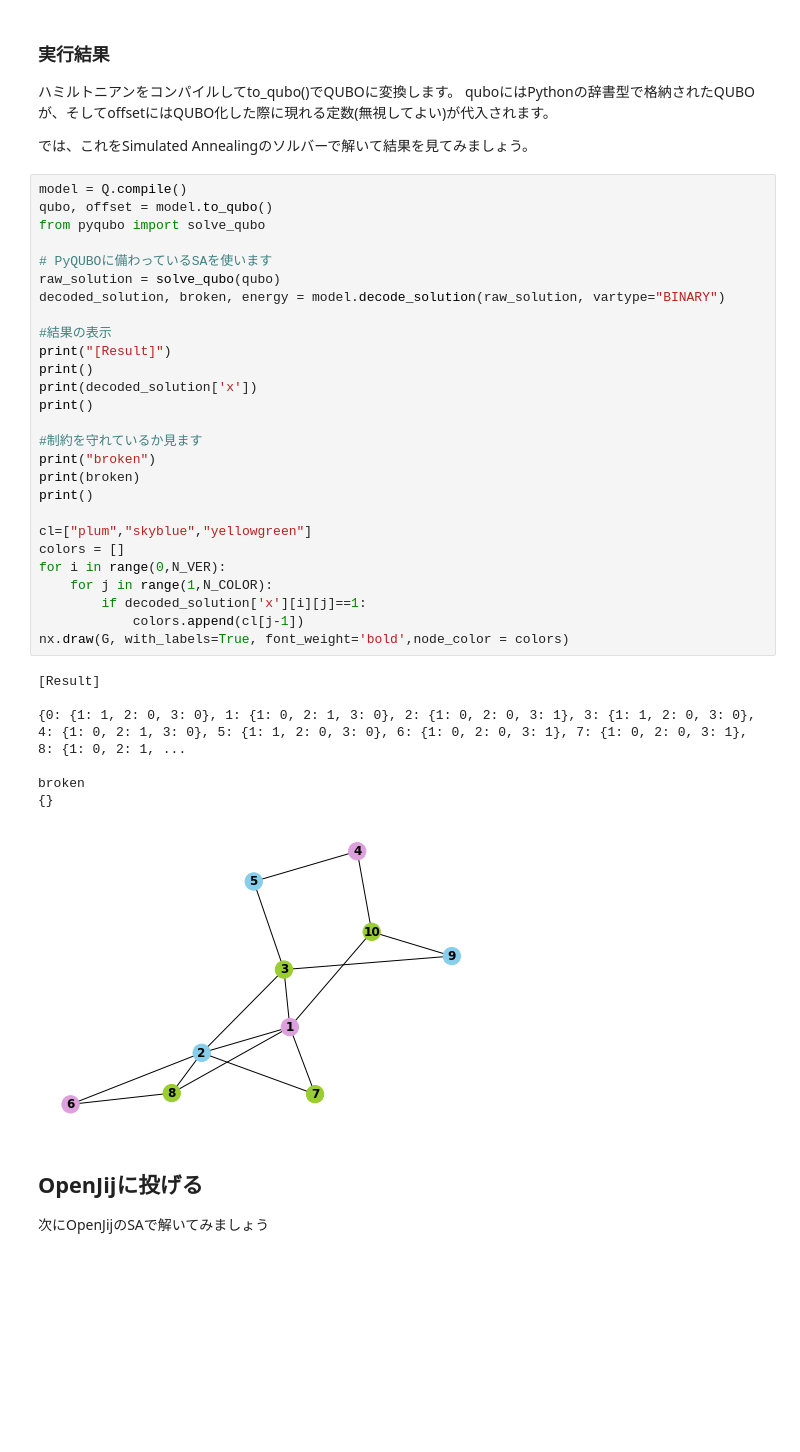
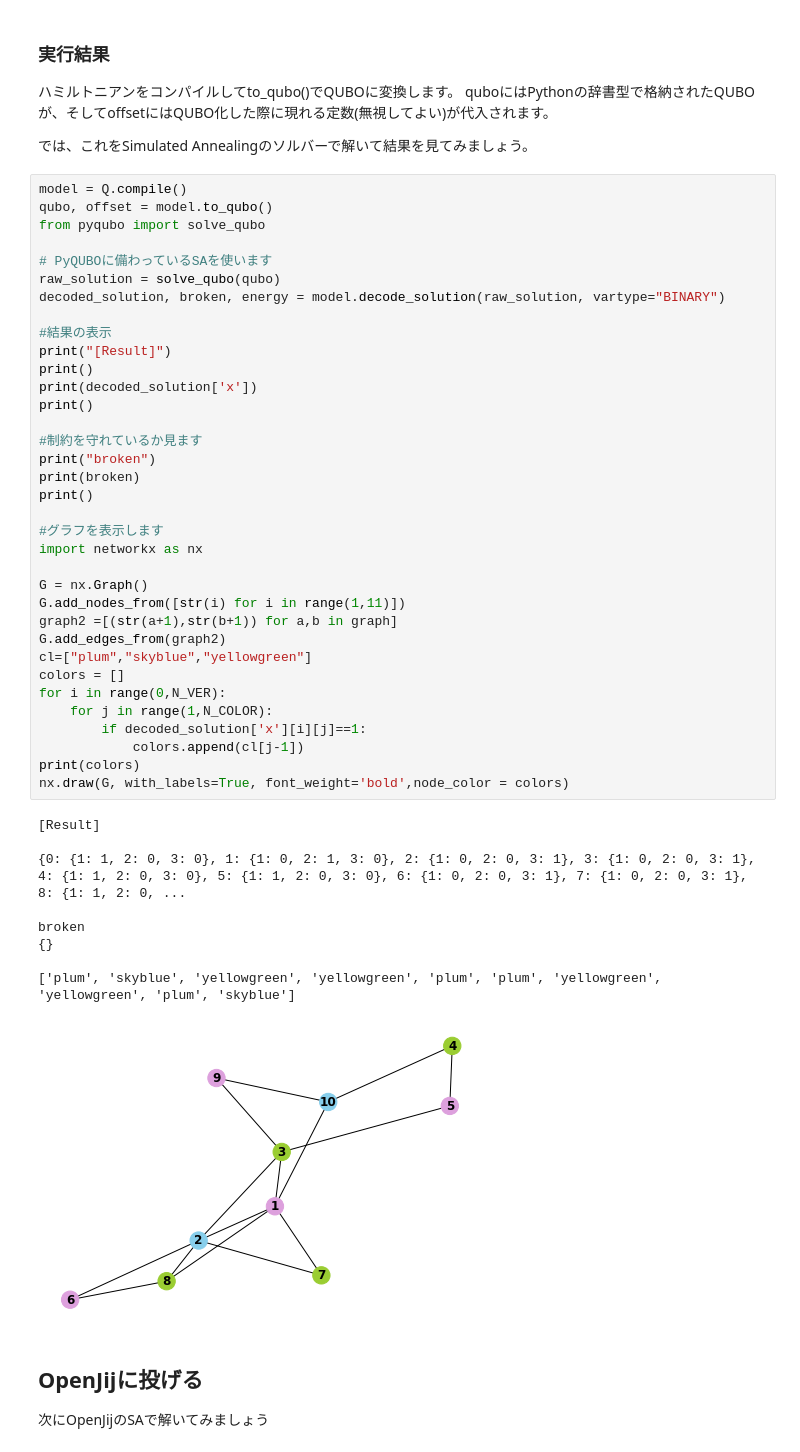
Before and after one commit to OpenJij/OpenJijTutorial, a Jupyter notebook: source/ja/9-GraphColorPyqubo.ipynb, the cells around one changed output. Saved outputs shown, nothing was run; the diff lists cells and outputs as text; blank space fills up the shorter version.

Commit message:
modify Graph Coloring

```diff
--- a/source/ja/9-GraphColorPyqubo.ipynb
+++ b/source/ja/9-GraphColorPyqubo.ipynb
@@ -84,35 +84,45 @@ qubo, offset = model.to_qubo()
 from pyqubo import solve_qubo
 
 # PyQUBOに備わっているSAを使います
 raw_solution = solve_qubo(qubo)
 decoded_solution, broken, energy = model.decode_solution(raw_solution, vartype="BINARY")
 
 #結果の表示
 print("[Result]")
 print()
 print(decoded_solution['x'])
 print()
 
 #制約を守れているか見ます
 print("broken")
 print(broken)
 print()
 
+#グラフを表示します
+import networkx as nx
+
+G = nx.Graph()
+G.add_nodes_from([str(i) for i in range(1,11)])
+graph2 =[(str(a+1),str(b+1)) for a,b in graph]
+G.add_edges_from(graph2)
 cl=["plum","skyblue","yellowgreen"]
 colors = []
 for i in range(0,N_VER):
     for j in range(1,N_COLOR):
         if decoded_solution['x'][i][j]==1:
             colors.append(cl[j-1])
+print(colors)
 nx.draw(G, with_labels=True, font_weight='bold',node_color = colors)
 # %% [output]
 [Result]
 
-{0: {1: 1, 2: 0, 3: 0}, 1: {1: 0, 2: 1, 3: 0}, 2: {1: 0, 2: 0, 3: 1}, 3: {1: 1, 2: 0, 3: 0}, 4: {1: 0, 2: 1, 3: 0}, 5: {1: 1, 2: 0, 3: 0}, 6: {1: 0, 2: 0, 3: 1}, 7: {1: 0, 2: 0, 3: 1}, 8: {1: 0, 2: 1, ...
+{0: {1: 1, 2: 0, 3: 0}, 1: {1: 0, 2: 1, 3: 0}, 2: {1: 0, 2: 0, 3: 1}, 3: {1: 0, 2: 0, 3: 1}, 4: {1: 1, 2: 0, 3: 0}, 5: {1: 1, 2: 0, 3: 0}, 6: {1: 0, 2: 0, 3: 1}, 7: {1: 0, 2: 0, 3: 1}, 8: {1: 1, 2: 0, ...
 
 broken
 {}
+
+['plum', 'skyblue', 'yellowgreen', 'yellowgreen', 'plum', 'plum', 'yellowgreen', 'yellowgreen', 'plum', 'skyblue']
-[figure, old version]
+[figure, new version]
 # %% [markdown]
 ## OpenJijに投げる
 次にOpenJijのSAで解いてみましょう
```
Also changed, not shown: parts of 2 cells of this notebook.
